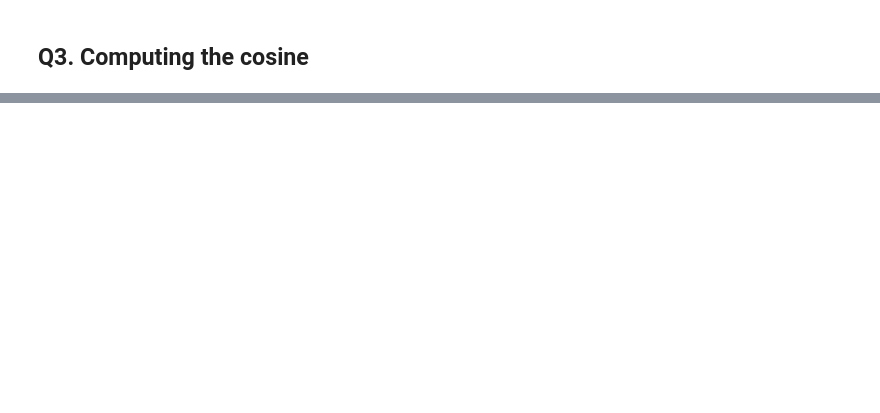
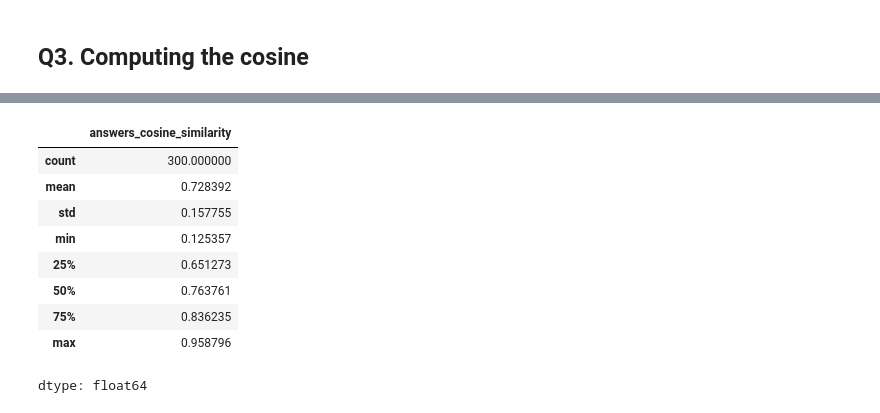
Before and after one commit to brut0/llm-zoomcamp, a Jupyter notebook: 04-monitoring/LLM_Zoomcamp_2024_4_homework.ipynb, the cells around one changed output, grey strips where cells are left out. Saved outputs shown, nothing was run; the diff lists cells and outputs as text; code cells hidden in the pictures; blank space fills up the shorter version.

```diff
--- a/04-monitoring/LLM_Zoomcamp_2024_4_homework.ipynb
+++ b/04-monitoring/LLM_Zoomcamp_2024_4_homework.ipynb
@@ -147,0 +148,13 @@ np.percentile(evaluations, 75)
+# %%
+df['answers_cosine_similarity'].describe()
+# %% [output]
+|  | answers_cosine_similarity |
+| count | 300.000000 |
+| mean | 0.728392 |
+| std | 0.157755 |
+| min | 0.125357 |
+| 25% | 0.651273 |
+| 50% | 0.763761 |
+| 75% | 0.836235 |
+| max | 0.958796 |
+dtype: float64
```
Also changed, not shown: parts of 15 cells of this notebook.
